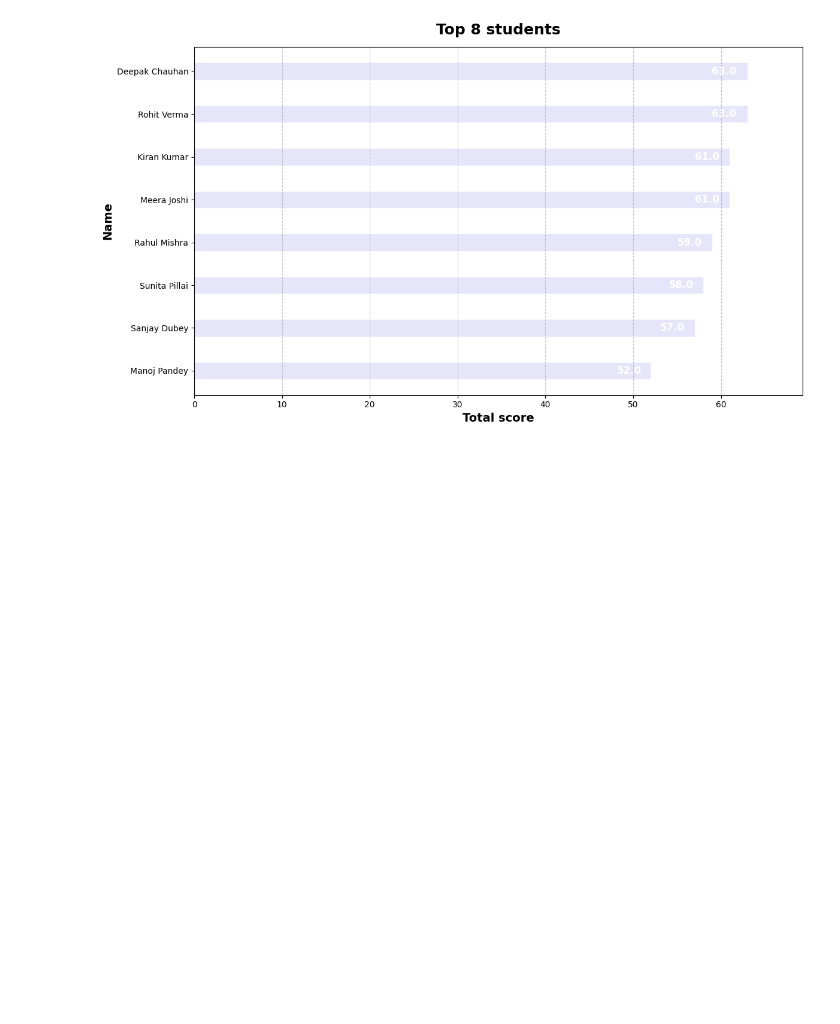
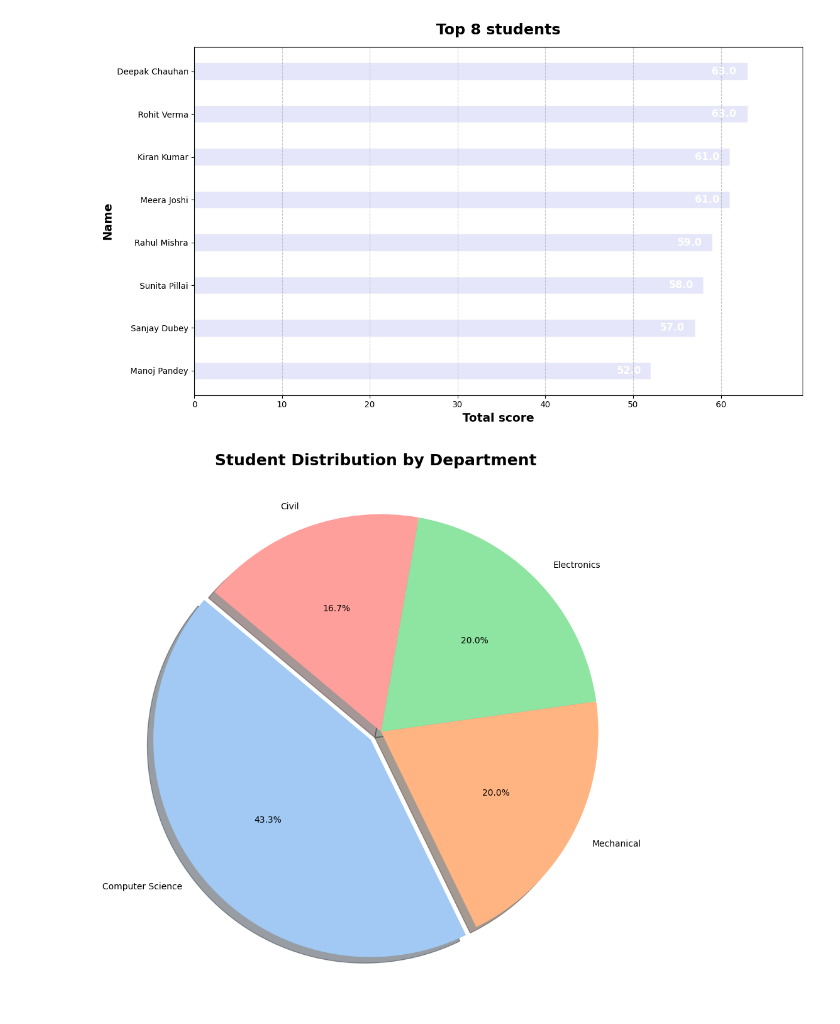
Before and after one commit to lidiyashainy06/lidiya-codeboosters-2026, a Jupyter notebook: day2.ipynb, the cells around one changed output. Drawn from its saved outputs; the diff is of its cells as text; code cells hidden in the pictures; blank space fills up the shorter version.

```diff
--- a/day2.ipynb
+++ b/day2.ipynb
@@ -383,3 +383,48 @@ plt.savefig('top8_students.png', dpi=300) # Save the figure
 plt.show()
 # %% [output]
 [figure]
+# %%
+# Student Distribution by department(PIE CHART)
+
+import matplotlib.pyplot as plt
+import seaborn as sns
+
+chart4_sql = """
+    SELECT department, COUNT(*) AS num_students
+    FROM students
+    GROUP BY department
+    ORDER BY num_students DESC
+"""
+
+chart4_data = pd.read_sql_query(chart4_sql,conn)
+
+labels = chart4_data['department']
+sizes = chart4_data['num_students'].tolist()
+explode = [0.06] + [0] * (len(labels) - 1) # Explode the first slice for emphasis
+
+colors = sns.color_palette('pastel')[0:len(labels)] # Define a color palette
+
+fig, ax = plt.subplots(figsize=(9,9))
+wedges, texts, autotexts = ax.pie(
+    sizes,
+    labels=labels,
+    colors=colors,
+    explode=explode,
+    autopct='%1.1f%%', # Format for displaying percentages
+    shadow=True,
+    startangle=140
+)
+
+ax.axis('equal') # Equal aspect ratio ensures that pie is drawn as a circle.
+ax.set_title('Student Distribution by Department', fontsize=18, fontweight='bold')
+
+# Optional: add percentage value to the legend for clarity if labels are long
+# plt.legend(wedges, [f'{l} - {s:.1f}%' for l, s in zip(labels, chart4_data['num_students'] / chart4_data['num_students'].sum() * 100)],
+#            title="Departments",
+#            loc="center left",
+#            bbox_to_anchor=(1, 0, 0.5, 1))
+
+plt.tight_layout()
+plt.show()
+# %% [output]
+[figure, added]
```
